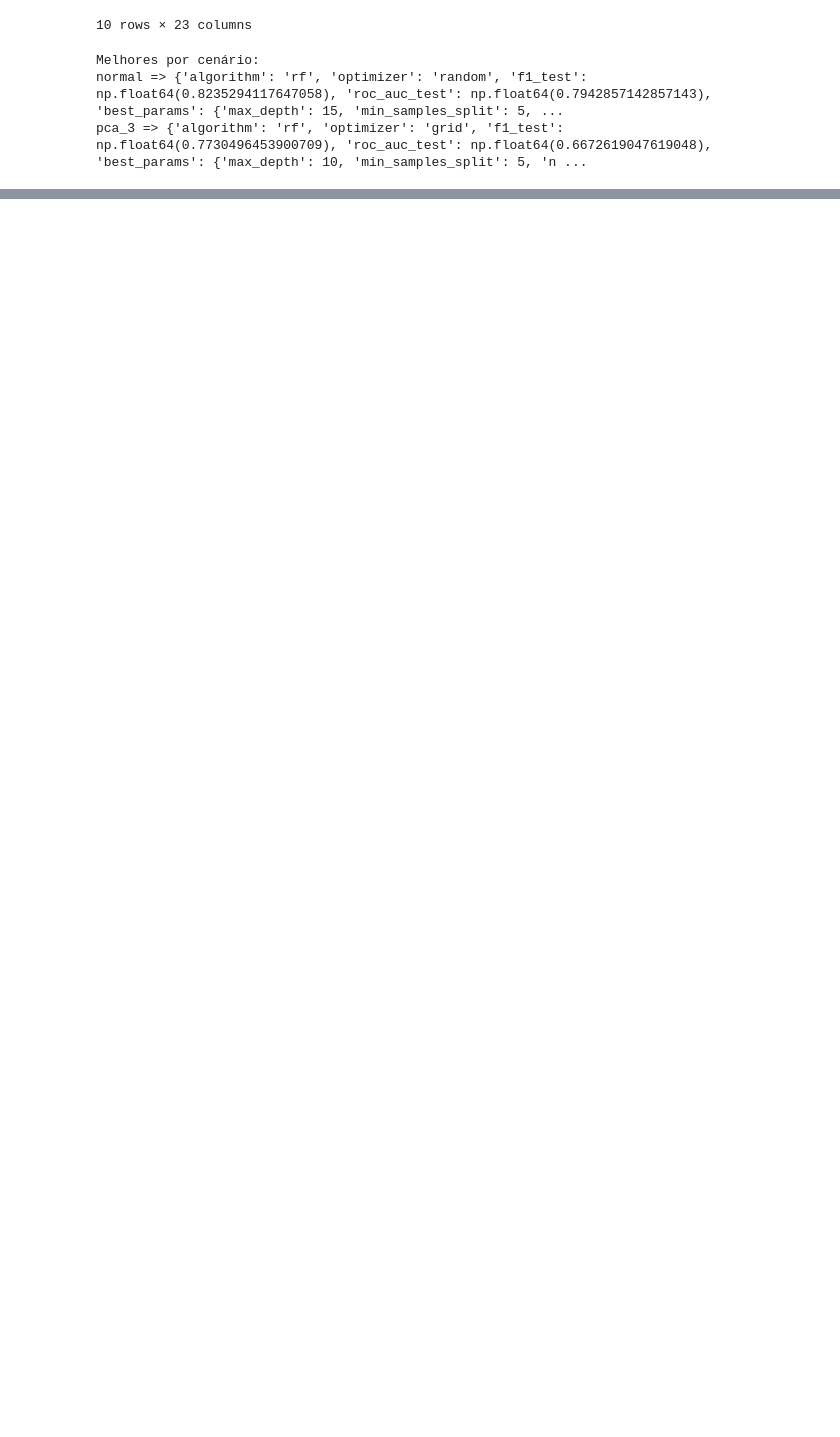
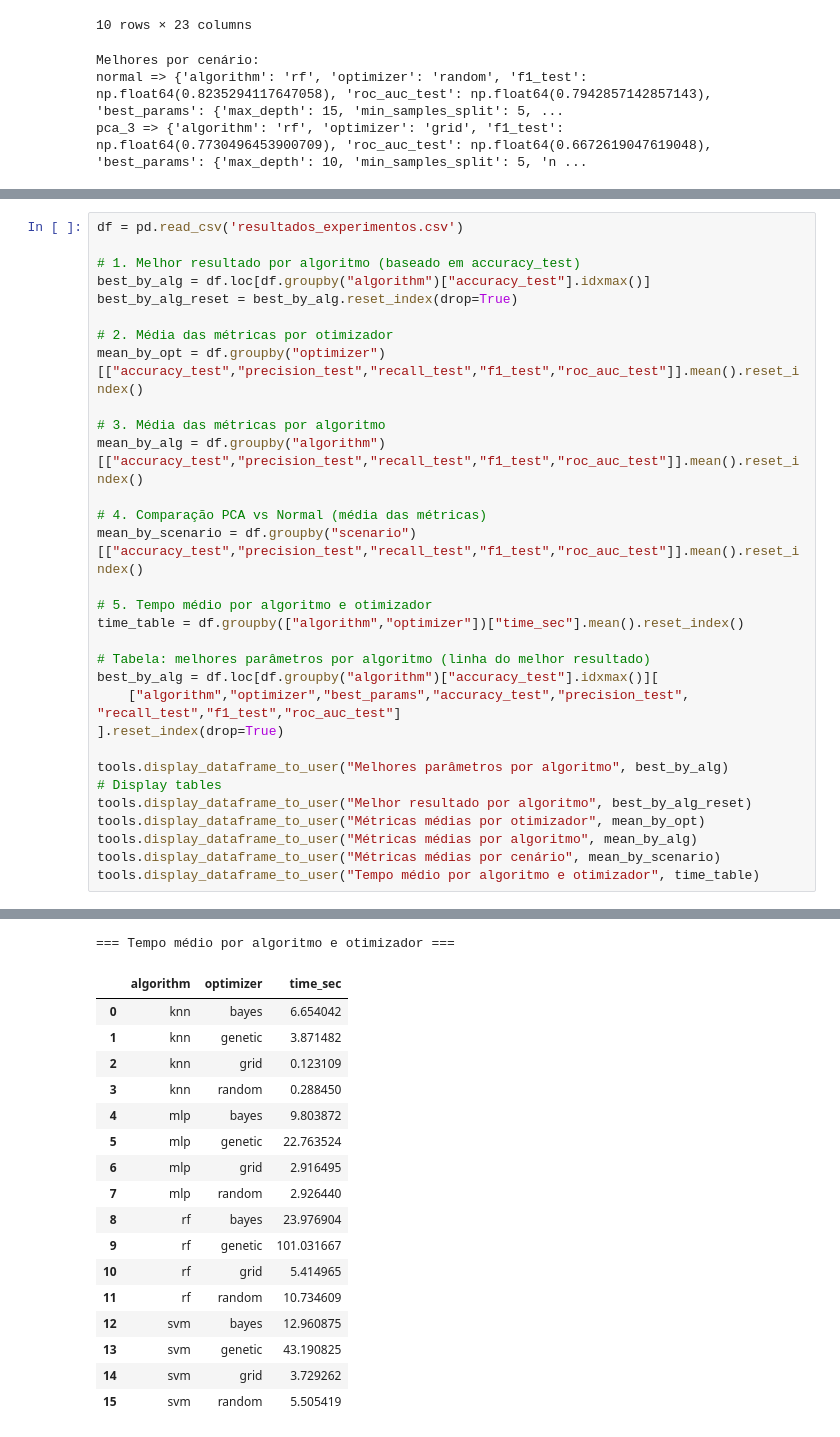
Before and after one commit to alefCauan/GermanCreditData, a Jupyter notebook: main.ipynb, the cells around one changed output, grey strips where cells are left out. Saved outputs shown, nothing was run; the diff lists cells and outputs as text; blank space fills up the shorter version.

```diff
--- a/main.ipynb
+++ b/main.ipynb
@@ -632,0 +652,32 @@ pca_3 => {'algorithm': 'rf', 'optimizer': 'grid', 'f1_test': np.float64(0.773049
+# %%
+df = pd.read_csv('resultados_experimentos.csv')
+
+# 1. Melhor resultado por algoritmo (baseado em accuracy_test)
+best_by_alg = df.loc[df.groupby("algorithm")["accuracy_test"].idxmax()]
+best_by_alg_reset = best_by_alg.reset_index(drop=True)
+
+# 2. Média das métricas por otimizador
+mean_by_opt = df.groupby("optimizer")[["accuracy_test","precision_test","recall_test","f1_test","roc_auc_test"]].mean().reset_index()
+
+# 3. Média das métricas por algoritmo
+mean_by_alg = df.groupby("algorithm")[["accuracy_test","precision_test","recall_test","f1_test","roc_auc_test"]].mean().reset_index()
+
+# 4. Comparação PCA vs Normal (média das métricas)
+mean_by_scenario = df.groupby("scenario")[["accuracy_test","precision_test","recall_test","f1_test","roc_auc_test"]].mean().reset_index()
+
+# 5. Tempo médio por algoritmo e otimizador
+time_table = df.groupby(["algorithm","optimizer"])["time_sec"].mean().reset_index()
+
+# Tabela: melhores parâmetros por algoritmo (linha do melhor resultado)
+best_by_alg = df.loc[df.groupby("algorithm")["accuracy_test"].idxmax()][
+    ["algorithm","optimizer","best_params","accuracy_test","precision_test", "recall_test","f1_test","roc_auc_test"]
+].reset_index(drop=True)
+
+tools.display_dataframe_to_user("Melhores parâmetros por algoritmo", best_by_alg)
+# Display tables
+tools.display_dataframe_to_user("Melhor resultado por algoritmo", best_by_alg_reset)
+tools.display_dataframe_to_user("Métricas médias por otimizador", mean_by_opt)
+tools.display_dataframe_to_user("Métricas médias por algoritmo", mean_by_alg)
+tools.display_dataframe_to_user("Métricas médias por cenário", mean_by_scenario)
+tools.display_dataframe_to_user("Tempo médio por algoritmo e otimizador", time_table)
+# %% [output]
@@ -632,0 +713,18 @@ pca_3 => {'algorithm': 'rf', 'optimizer': 'grid', 'f1_test': np.float64(0.773049
+=== Tempo médio por algoritmo e otimizador ===
+|  | algorithm | optimizer | time_sec |
+| 0 | knn | bayes | 6.654042 |
+| 1 | knn | genetic | 3.871482 |
+| 2 | knn | grid | 0.123109 |
+| 3 | knn | random | 0.288450 |
+| 4 | mlp | bayes | 9.803872 |
+| 5 | mlp | genetic | 22.763524 |
+| 6 | mlp | grid | 2.916495 |
+| 7 | mlp | random | 2.926440 |
+| 8 | rf | bayes | 23.976904 |
+| 9 | rf | genetic | 101.031667 |
+| 10 | rf | grid | 5.414965 |
+| 11 | rf | random | 10.734609 |
+| 12 | svm | bayes | 12.960875 |
+| 13 | svm | genetic | 43.190825 |
+| 14 | svm | grid | 3.729262 |
+| 15 | svm | random | 5.505419 |
```
Also changed, not shown: parts of 6 cells of this notebook.
